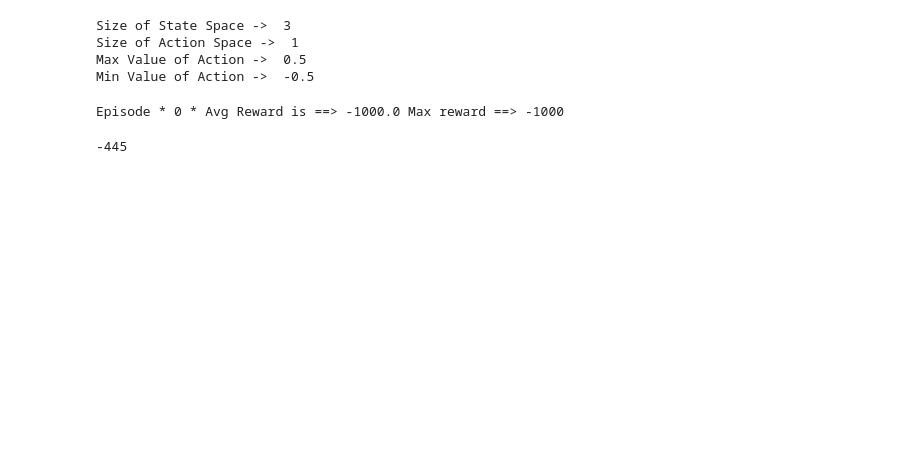
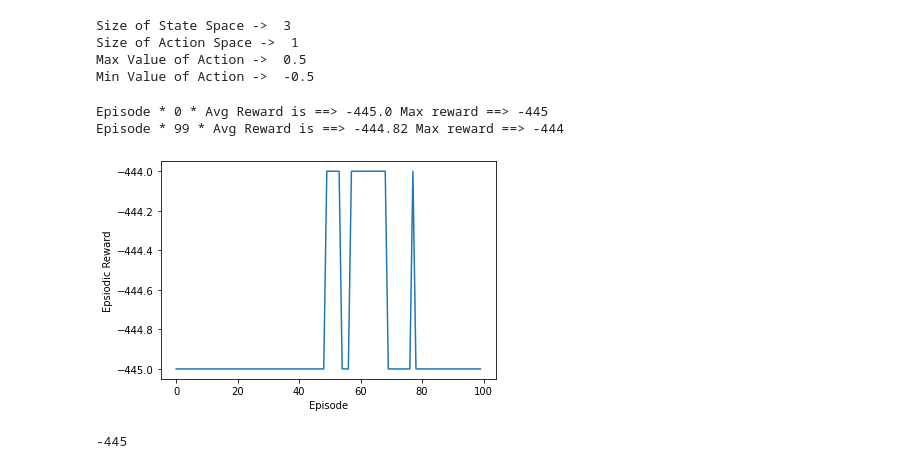
Before and after one commit to udsey/SATO_RL, a Jupyter notebook: DDPG.ipynb, the cells around one changed output. Cells and saved outputs as stored; diff of their text form; code cells hidden in the pictures; blank space fills up the shorter version.

```diff
--- a/DDPG.ipynb
+++ b/DDPG.ipynb
@@ -267,25 +295,3 @@ class Train:
                        self.s, self.a, self.reward, self.done)
 
         return  self.return_state(), self.reward, self.done
-# %%
-v_limit = 100
-s = 1
-t = min_time(s, v_limit)*1.2
-dt = 1
-# %%
-env = Train(t, v_limit, s, dt)
-done = False
-state = env.reset()
-v_limit = v_limit*1000/3600
-v = 0
-sum_reward = 0
-action = 0
-while not done:
-    v += action * dt
-    if v < v_limit:
-        action = env.action_high
-    else:
-        action = 0
-    state, reward, done = env.step(action)
-    sum_reward += reward
-print(sum_reward)
@@ -530,7 +542,7 @@ actor_lr = 3e-3
 critic_optimizer = tf.keras.optimizers.Adam(critic_lr)
 actor_optimizer = tf.keras.optimizers.Adam(actor_lr)
 
-total_episodes = 10000
+total_episodes = 100
 # Discount factor for future rewards
 gamma = 0.05
 # Used to update target networks
@@ -567,32 +579,34 @@ for ep in range(total_episodes):
         buffer.learn()
         update_target(target_actor.variables, actor_model.variables, tau)
         update_target(target_critic.variables, critic_model.variables, tau)
 
         # End this episode when `done` is True
         if done:
             break
 
         prev_state = state
 
     if ep>2 and episodic_reward > np.max(ep_reward_list):
         best_weights = actor_model.get_weights()
 
 
     ep_reward_list.append(episodic_reward)
     avg_reward = np.mean(ep_reward_list[-100:])
-    if ep % 100 == 0:
+    if ep % 100 == 0 or ep == total_episodes-1:
         print("Episode * {} * Avg Reward is ==> {} Max reward ==> {}".format(ep, avg_reward, max(ep_reward_list[-100:])))
     avg_reward_list.append(avg_reward)
     if (reward == 100) and (ost - np.mean(ep_reward_list[-10:]) < delta):
         print("Done! Episode * {} * Reward is ==> {}".format(ep, episodic_reward))
         avg_reward_list.append(np.mean(ep_reward_list[-10:]))
         break
 
 # Plotting graph
 # Episodes versus Avg. Rewards
 plt.plot(ep_reward_list)
 plt.xlabel("Episode")
 plt.ylabel("Epsiodic Reward")
 plt.show()
 # %% [output]
-Episode * 0 * Avg Reward is ==> -1000.0 Max reward ==> -1000
+Episode * 0 * Avg Reward is ==> -445.0 Max reward ==> -445
+Episode * 99 * Avg Reward is ==> -444.82 Max reward ==> -444
+[figure, added]
```
Also changed, not shown: parts of 11 cells of this notebook.
